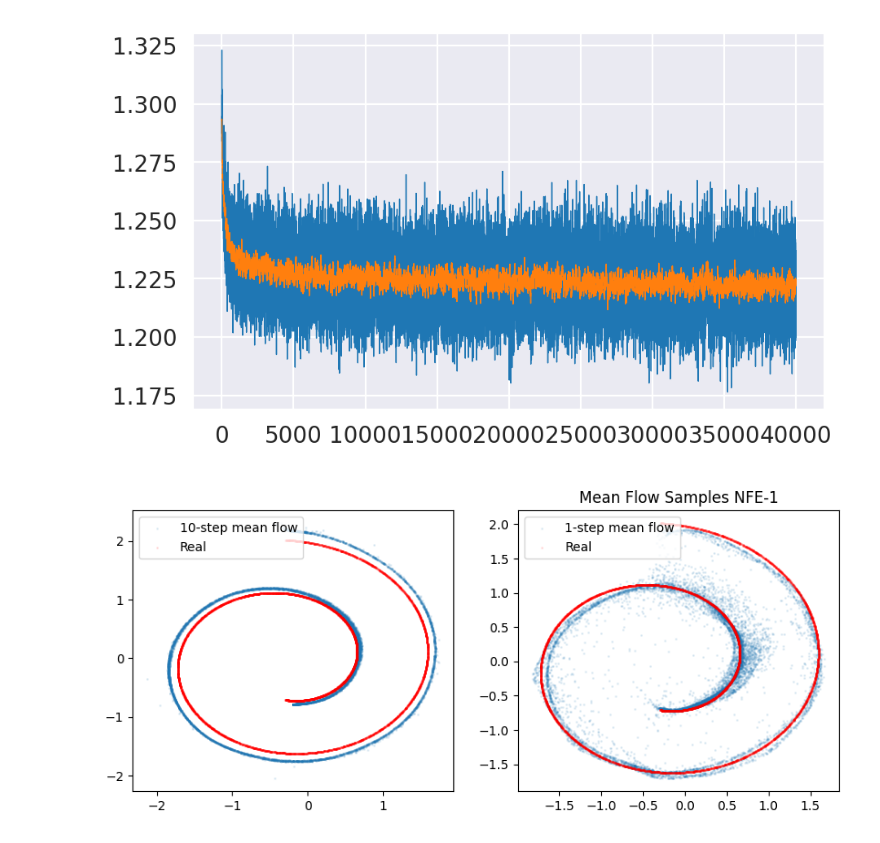
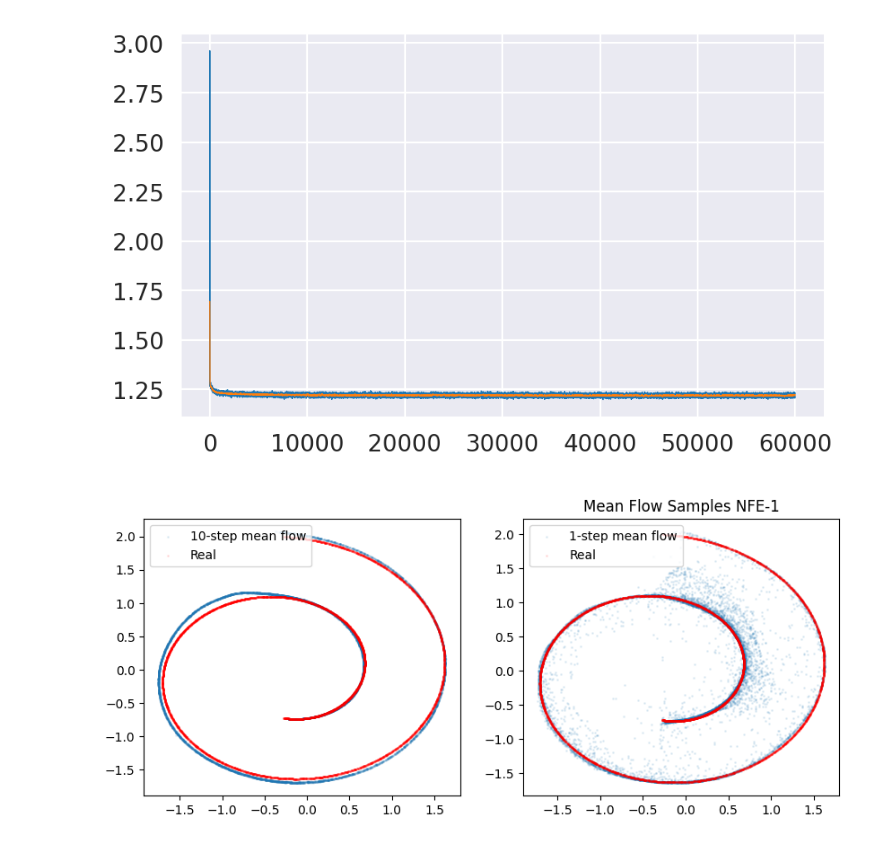
Before and after one commit to etienne87/diffusion_tutorials, a Jupyter notebook: notebooks/mean_flow.ipynb, the cells around one changed output. Drawn from its saved outputs; the diff is of its cells as text; code cells hidden in the pictures.

Commit message:
improved it using LayerNorm and more training steps

```diff
--- a/notebooks/mean_flow.ipynb
+++ b/notebooks/mean_flow.ipynb
@@ -129,7 +129,6 @@ def train_step(x, model, optimizer):
         h = t - r
         return model(z, t, h)
 
-
     u, dudt = jvp(u_func, (z, t, r), (v, dtdt, drdt))
     u_tgt = v - (t-r) * dudt
 
@@ -156,9 +155,10 @@ class Residual(nn.Module):
     def __init__(self, num_in):
         super(Residual, self).__init__()
         self.lin = nn.Linear(num_in, num_in)
+        self.norm = nn.LayerNorm(num_in)
 
     def forward(self, x):
-        y = F.gelu(self.lin(x)) + x
+        y = F.gelu(self.norm(self.lin(x))) + x
         return y
 
 
@@ -169,12 +169,6 @@ class TinyMLP(nn.Module):
         self.mlp = nn.Sequential(
             nn.Linear(num_in + 2, hidden),
             nn.GELU(),
-
-            # nn.Linear(hidden, hidden),
-            # nn.GELU(),
-            # nn.Linear(hidden, hidden),
-            # nn.GELU(),
-            # nn.Linear(hidden, hidden),
 
             Residual(hidden),
             Residual(hidden),
@@ -202,40 +196,40 @@ def train(data, net, net_ema, niter, lr):
     net_ema.to(device)
     init_ema(net, net_ema, 0.9999)
 
-    optim = torch.optim.Adam(model.parameters(), lr=lr)
-    batch_size = 2048
+    optim = torch.optim.Adam(net.parameters(), lr=lr)
+    batch_size = 2048 * 32
     losses = []
     for itr in (pbar := tqdm(range(niter), ncols=100)):
         idx = torch.randperm(len(data))[:batch_size]
         x = data[idx].contiguous()
         loss = train_step(x, model, optim)
         losses.append(loss.item())
         pbar.set_description(f"loss = {loss.item():06f}")
         update_ema(net, net_ema, itr)
 
     return losses
 
 
-niter = 40000
+niter = 60000
 lr = 3e-3
-model = TinyMLP(2, 64)
+model = TinyMLP(2, 128)
 model.train()
 
-model_ema = TinyMLP(2, 64)
+model_ema = TinyMLP(2, 128)
 
 losses = train(train_set, model, model_ema, niter, lr)
 
 from numpy.lib.stride_tricks import sliding_window_view
 losses = np.array(losses)
 losses_smooth = sliding_window_view(np.pad(losses, (10,10), mode='reflect'), 21).mean(axis=1)
 
 with sns.axes_style("darkgrid"):
     fig, ax = plt.subplots(1,1, figsize=(5, 3), dpi=200)
     ax.plot(np.arange(niter), losses, linewidth=0.5)
     ax.plot(np.arange(niter), losses_smooth, linewidth=0.5)
     plt.show()
 # %% [output]
-[figure, old version]
+[figure, new version]
 # %%
 # 1 step sampling inference
 @torch.no_grad()
@@ -267,7 +261,9 @@ def generate_samples_multistep(model, n_samples, sample_steps=5, device='cuda'):
 
     return z.cpu()
 
-samples_nfen = generate_samples_multistep(model_ema, 10000, 10)
+
+
+samples_nfen = generate_samples_multistep(model, 10000, 15)
 samples_nfe1 = generate_samples_nfe1(model, 10000)
 
 
@@ -283,4 +279,4 @@ plt.legend()
 plt.title('Mean Flow Samples NFE-1')
 plt.show()
 # %% [output]
-[figure, old version]
+[figure, new version]
```
Also changed, not shown: parts of 1 cell of this notebook.
